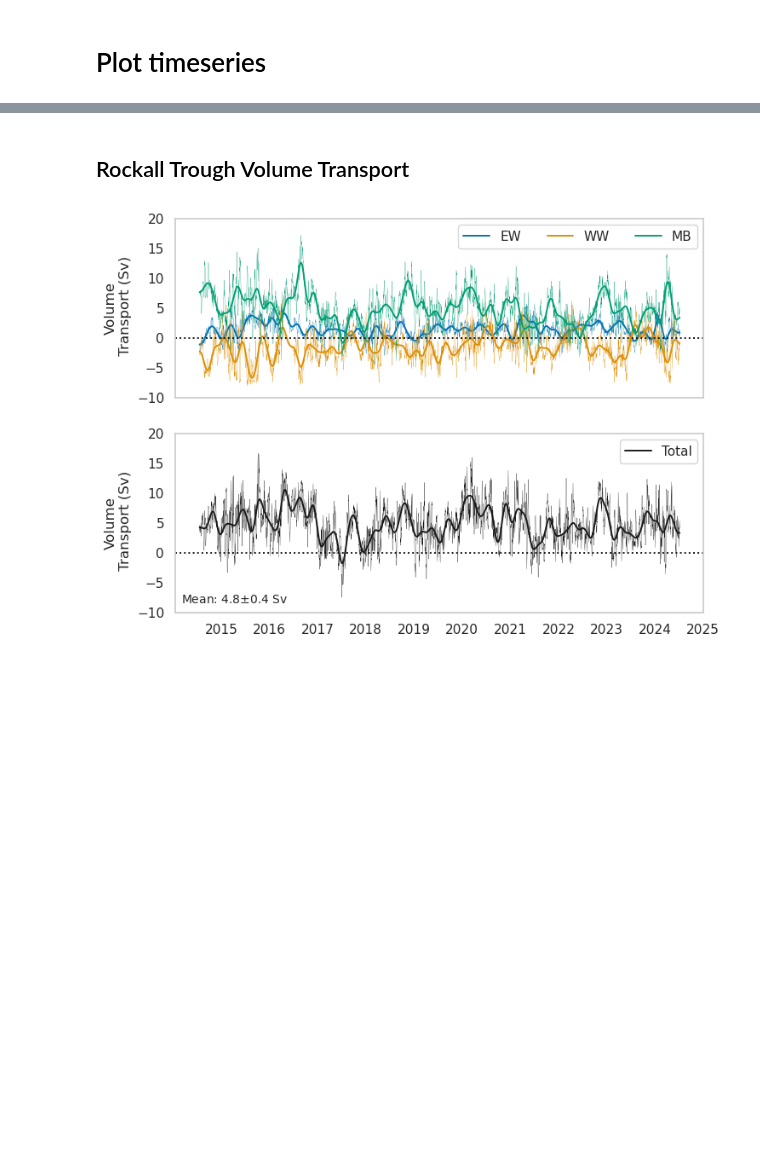
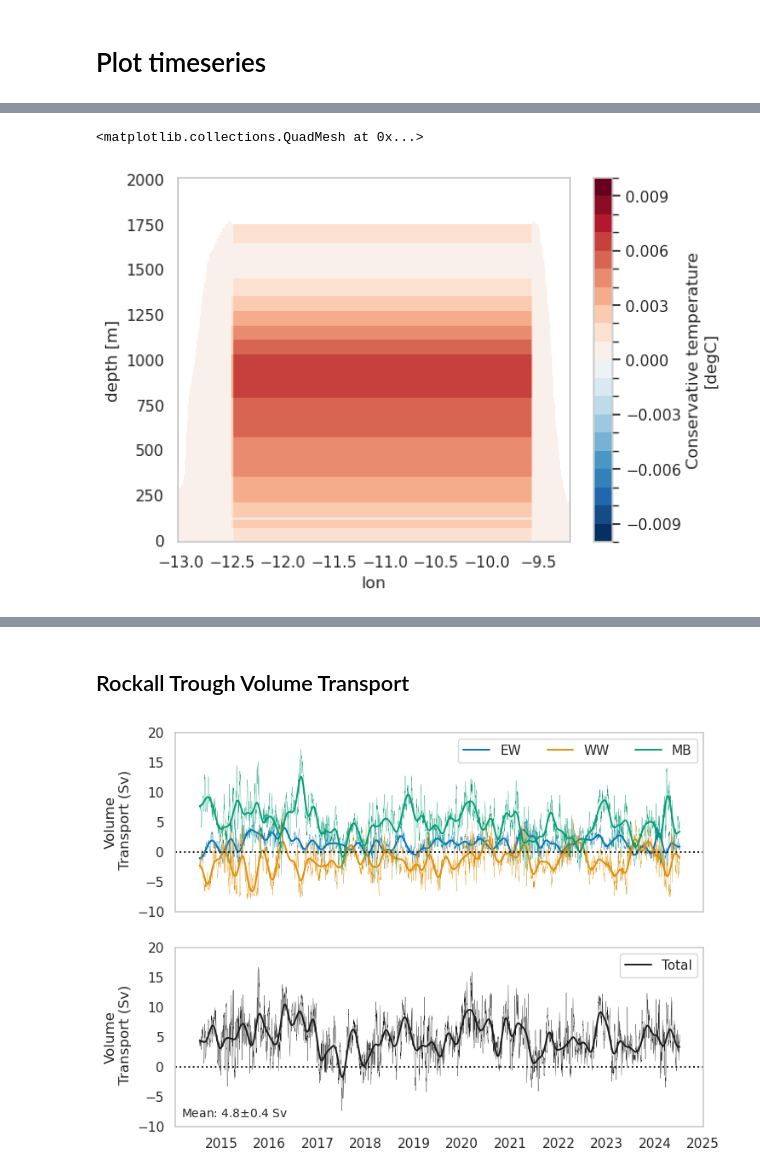
Before and after one commit to ScotMarPhys/Rockall_Trough_Transports, a Jupyter notebook: notebooks/05_afox_Rockall_Trough_transports_2014_2024_v1.ipynb, the cells around one changed output, grey strips where cells are left out. Saved outputs shown, nothing was run; the diff lists cells and outputs as text; code cells hidden in the pictures; blank space fills up the shorter version.

```diff
--- a/notebooks/05_afox_Rockall_Trough_transports_2014_2024_v1.ipynb
+++ b/notebooks/05_afox_Rockall_Trough_transports_2014_2024_v1.ipynb
@@ -329,0 +557,5 @@ RT_Q_Ek = xr.open_dataset(f'{data_out_path}/{file_name_out_Ek}')
+# %%
+ds_RT_grid.CT.mean('TIME').diff('lon').plot(levels=np.arange(-0.01,0.0101,0.001))
+# %% [output]
+<matplotlib.collections.QuadMesh at 0x...>
+[figure, added]
```
Also changed, not shown: parts of 48 cells of this notebook, 19 other files.
